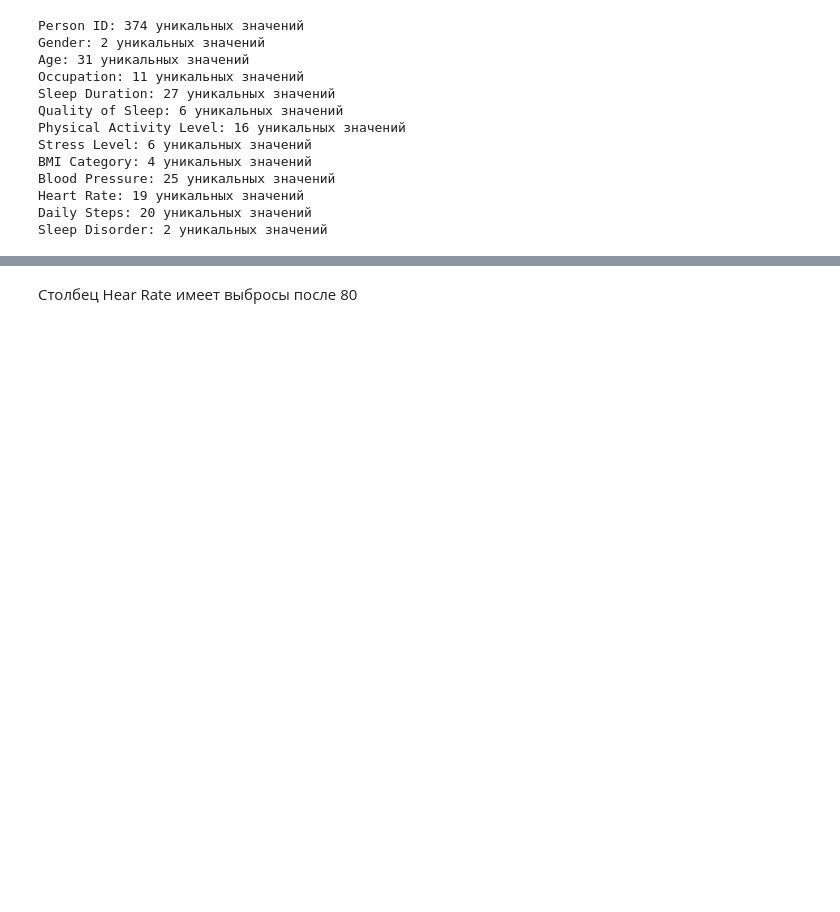
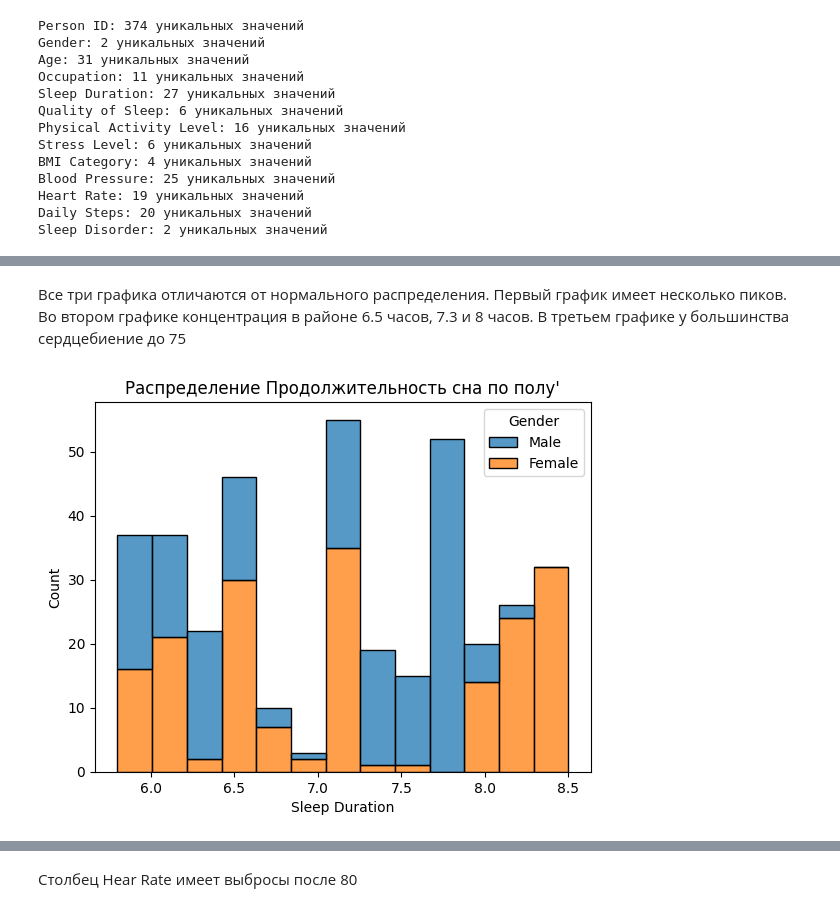
Before and after one commit to NikRed17/Dataset8, a Jupyter notebook: Датасет8.ipynb, the cells around one changed output, grey strips where cells are left out. Cells and saved outputs as stored; diff of their text form; code cells hidden in the pictures; blank space fills up the shorter version.

```diff
--- a/Датасет8.ipynb
+++ b/Датасет8.ipynb
@@ -141,0 +166,8 @@ Sleep Disorder: 2 уникальных значений
+# %% [markdown]
+Все три графика отличаются от нормального распределения. Первый график имеет несколько пиков. Во втором графике концентрация в районе 6.5 часов, 7.3 и 8 часов. В третьем графике у большинства сердцебиение до 75
+# %%
+sns.histplot(data=df, x="Sleep Duration", hue="Gender", multiple="stack", bins=13)
+plt.title("Распределение Продолжительность сна по полу")
+plt.show()
+# %% [output]
+[figure, added]
```
Also changed, not shown: parts of 14 cells of this notebook.
